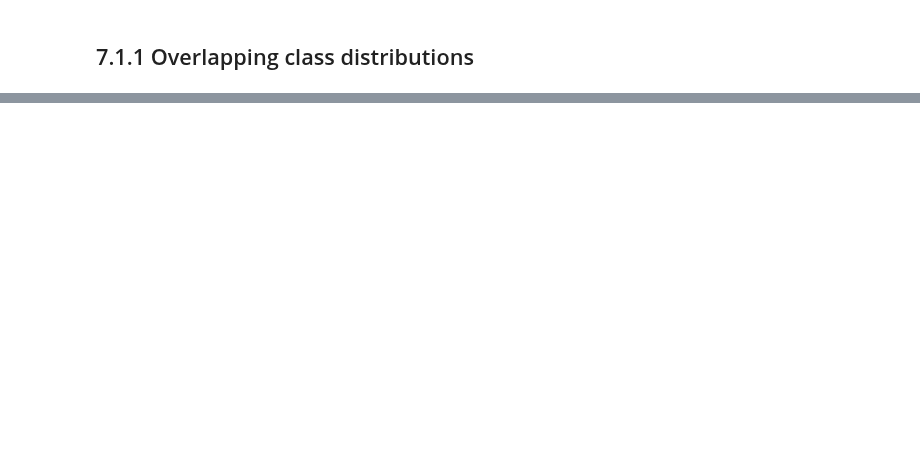
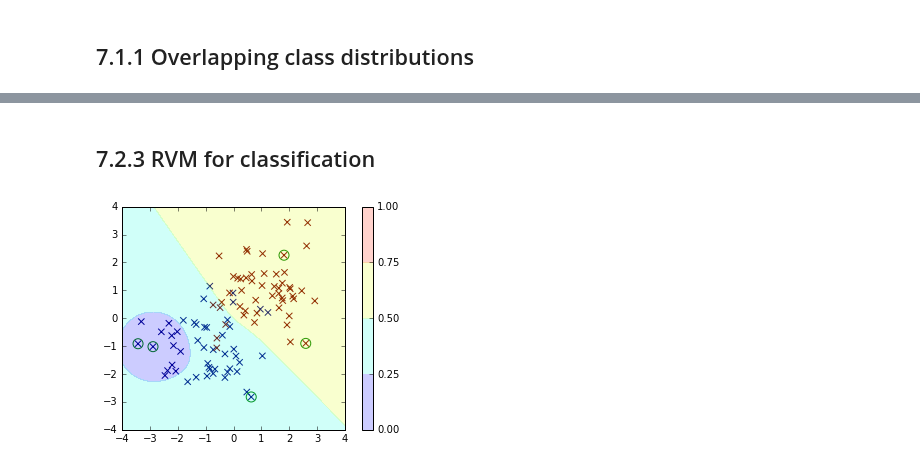
Before and after one commit to ctgk/PRML, a Jupyter notebook: notebooks/ch07_Sparse_Kernel_Machines.ipynb, the cells around one changed output, grey strips where cells are left out. Cells and saved outputs as stored; diff of their text form; code cells hidden in the pictures; blank space fills up the shorter version.

```diff
--- a/notebooks/ch07_Sparse_Kernel_Machines.ipynb
+++ b/notebooks/ch07_Sparse_Kernel_Machines.ipynb
@@ -76,0 +101,26 @@ plt.gca().set_aspect("equal", adjustable="box")
+# %% [markdown]
+## 7.2.3 RVM for classification
+# %%
+def create_toy_data():
+    x0 = np.random.normal(size=100).reshape(-1, 2) - 1.
+    x1 = np.random.normal(size=100).reshape(-1, 2) + 1.
+    x = np.concatenate([x0, x1])
+    y = np.concatenate([np.zeros(50), np.ones(50)]).astype(np.int)
+    return x, y
+
+x_train, y_train = create_toy_data()
+
+model = RelevanceVectorClassifier(RBF(np.ones(3)))
+model.fit(x_train, y_train)
+
+x0, x1 = np.meshgrid(np.linspace(-4, 4, 100), np.linspace(-4, 4, 100))
+x = np.array([x0, x1]).reshape(2, -1).T
+plt.scatter(x_train[:, 0], x_train[:, 1], s=40, c=y_train, marker="x")
+plt.scatter(model.X[:, 0], model.X[:, 1], s=100, facecolor="none", edgecolor="g")
+plt.contourf(x0, x1, model.predict_proba(x).reshape(100, 100), np.linspace(0, 1, 5), alpha=0.2)
+plt.colorbar()
+plt.xlim(-4, 4)
+plt.ylim(-4, 4)
+plt.gca().set_aspect("equal", adjustable="box")
+# %% [output]
+[figure, added]
```
Also changed, not shown: parts of 5 cells of this notebook, 3 other files.
